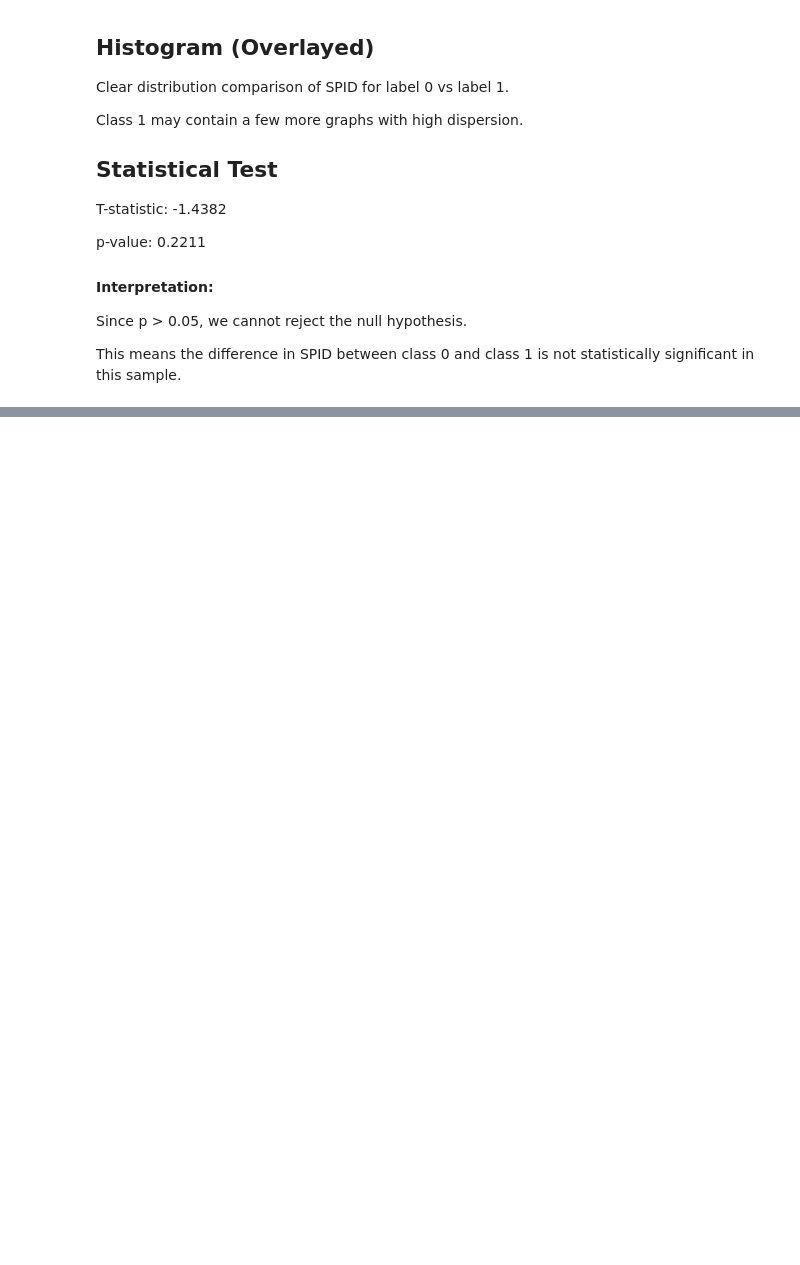
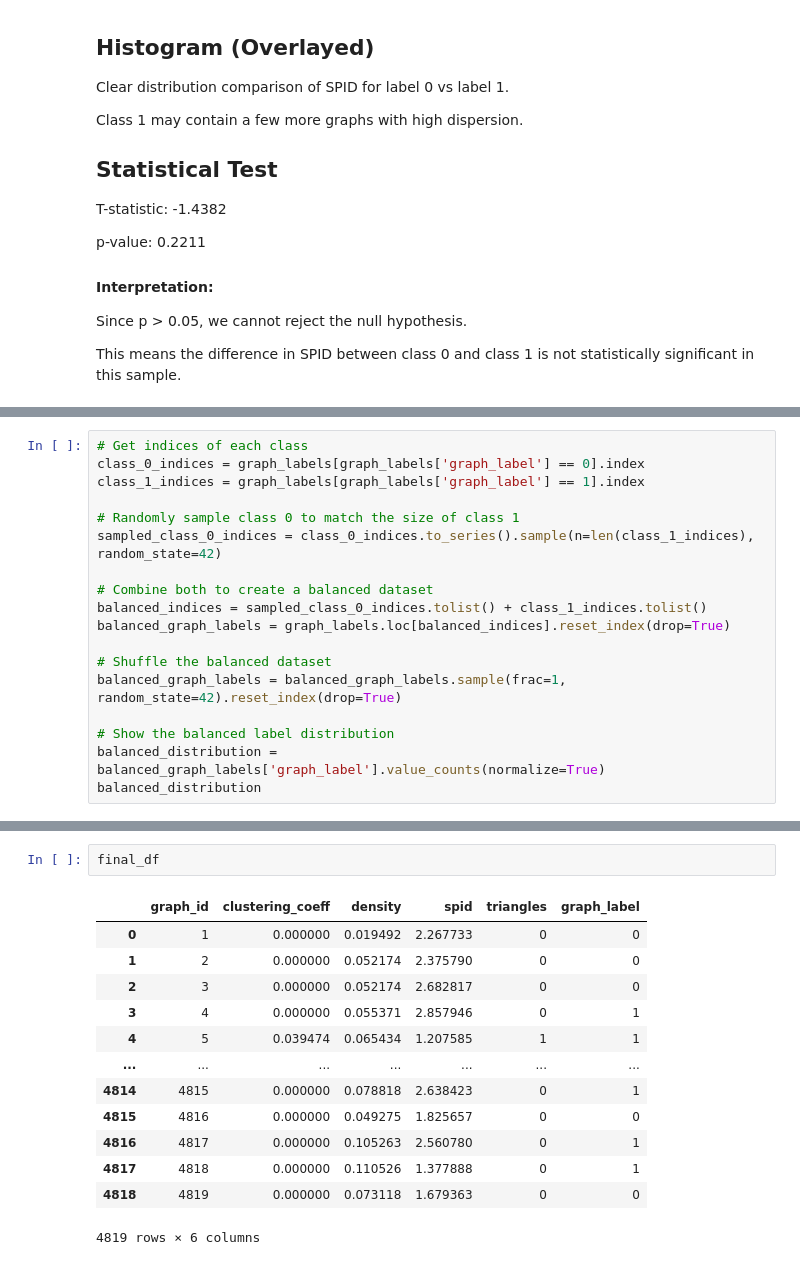
Before and after one commit to ge96lip/SPID-in-Molecular-Graphs, a Jupyter notebook: data_exploration.ipynb, the cells around one changed output, grey strips where cells are left out. Cells and saved outputs as stored; diff of their text form; blank space fills up the shorter version.

```diff
--- a/data_exploration.ipynb
+++ b/data_exploration.ipynb
@@ -468,0 +472,18 @@ This means the difference in SPID between class 0 and class 1 is not statistical
+# %%
+# Get indices of each class
+class_0_indices = graph_labels[graph_labels['graph_label'] == 0].index
+class_1_indices = graph_labels[graph_labels['graph_label'] == 1].index
+
+# Randomly sample class 0 to match the size of class 1
+sampled_class_0_indices = class_0_indices.to_series().sample(n=len(class_1_indices), random_state=42)
+
+# Combine both to create a balanced dataset
+balanced_indices = sampled_class_0_indices.tolist() + class_1_indices.tolist()
+balanced_graph_labels = graph_labels.loc[balanced_indices].reset_index(drop=True)
+
+# Shuffle the balanced dataset
+balanced_graph_labels = balanced_graph_labels.sample(frac=1, random_state=42).reset_index(drop=True)
+
+# Show the balanced label distribution
+balanced_distribution = balanced_graph_labels['graph_label'].value_counts(normalize=True)
+balanced_distribution
@@ -468,0 +659,16 @@ This means the difference in SPID between class 0 and class 1 is not statistical
+# %%
+final_df
+# %% [output]
+|  | graph_id | clustering_coeff | density | spid | triangles | graph_label |
+| 0 | 1 | 0.000000 | 0.019492 | 2.267733 | 0 | 0 |
+| 1 | 2 | 0.000000 | 0.052174 | 2.375790 | 0 | 0 |
+| 2 | 3 | 0.000000 | 0.052174 | 2.682817 | 0 | 0 |
+| 3 | 4 | 0.000000 | 0.055371 | 2.857946 | 0 | 1 |
+| 4 | 5 | 0.039474 | 0.065434 | 1.207585 | 1 | 1 |
+| ... | ... | ... | ... | ... | ... | ... |
+| 4814 | 4815 | 0.000000 | 0.078818 | 2.638423 | 0 | 1 |
+| 4815 | 4816 | 0.000000 | 0.049275 | 1.825657 | 0 | 0 |
+| 4816 | 4817 | 0.000000 | 0.105263 | 2.560780 | 0 | 1 |
+| 4817 | 4818 | 0.000000 | 0.110526 | 1.377888 | 0 | 1 |
+| 4818 | 4819 | 0.000000 | 0.073118 | 1.679363 | 0 | 0 |
+4819 rows × 6 columns
```
Also changed, not shown: parts of 15 cells of this notebook.
